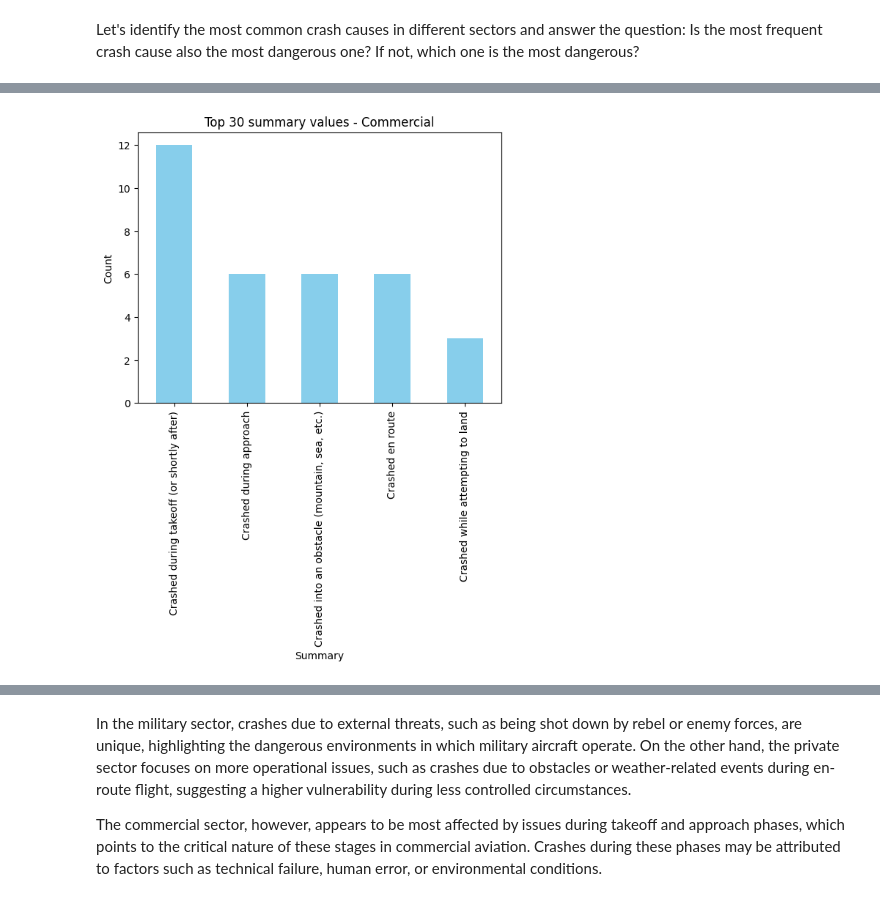
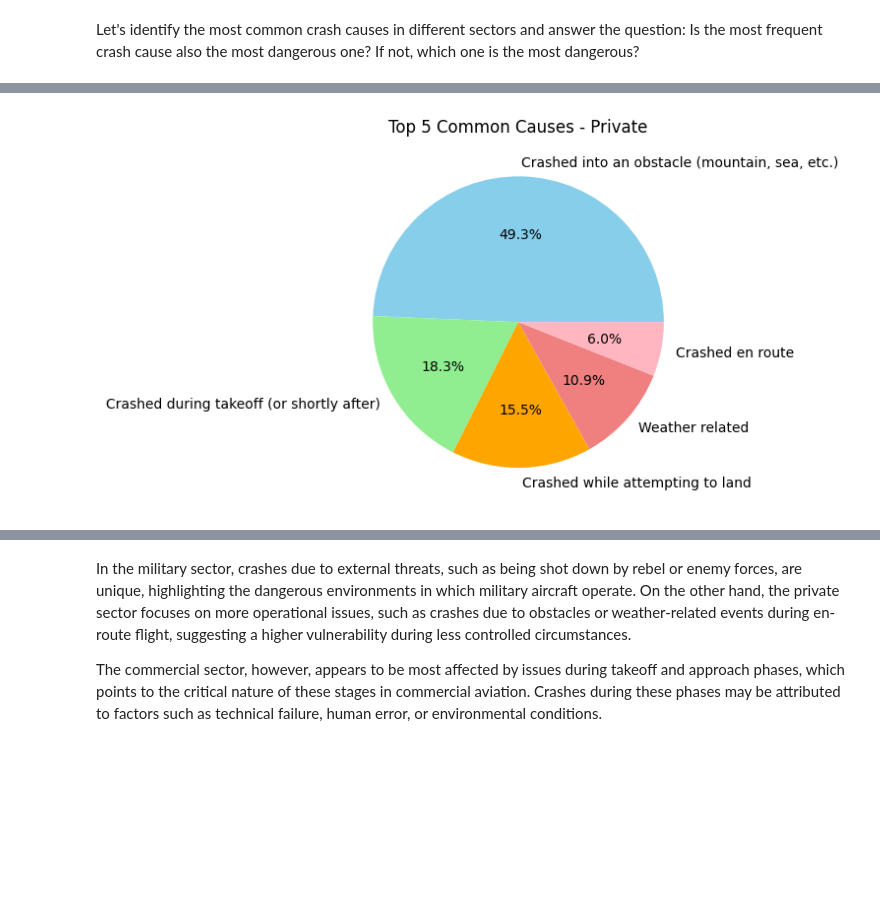
Before and after one commit to artvanila/data_projects, a Jupyter notebook: T_Mobile.ipynb, the cells around one changed output, grey strips where cells are left out. Cells and saved outputs as stored; diff of their text form; code cells hidden in the pictures; blank space fills up the shorter version.

```diff
--- a/T_Mobile.ipynb
+++ b/T_Mobile.ipynb
@@ -538,0 +742,4 @@ df
+# %%
+outliers_ground_c = commercial_df[commercial_df['ground_fatalities'] > 1] # based on maximum value
+outliers_aboard_c = commercial_df[commercial_df['aboard_fatalities'] > 150] # based on upper bound
+no_fatalities_c = commercial_df[(commercial_df['aboard_fatalities'] == 0) & (private_df['aboard'] > 1)]
@@ -538,0 +804,8 @@ df
+# %%
+outliers = pd.concat([
+    outliers_ground_m, outliers_aboard_m, no_fatalities_m,
+    outliers_ground_p, outliers_aboard_p, no_fatalities_p,
+    outliers_ground_c, outliers_aboard_c, no_fatalities_c
+])
+# %%
+df = df[~df.index.isin(outliers.index)] # let's delete outliers
@@ -677,0 +1138,12 @@ Before we draw conclusions from these graphs, it is worth mentioning that:
+# %%
+commercial_df = commercial_df[commercial_df['operator'] != 'Transair Georgia Airlines'] # there are a lot of crashes for one operator in a single year, which is definitely an outlier. Let's remove this.
+operator_stats = commercial_df.groupby("operator").agg(
+    total_crashes=("date", "count"),
+    total_fatalities=("aboard_fatalities", "sum"),
+    first_crash=("date", "min"),
+    last_crash=("date", "max")
+).reset_index()
+
+operator_stats["fatalities_per_crash"] = operator_stats["total_fatalities"] / operator_stats["total_crashes"]
+dangerous_operators = operator_stats.sort_values(by="fatalities_per_crash", ascending=False)
+display(dangerous_operators[["operator", "fatalities_per_crash"]].head(10))
@@ -745,11 +1266,10 @@ plt.show()
 # %%
-filtered_df = commercial_df[commercial_df['summary'] != 'Unknown']
-top_causes = filtered_df['summary'].value_counts().head(5)
-top_causes.plot(kind='bar', color='skyblue')
-plt.title('Top 30 summary values - Commercial')
-plt.xlabel('Summary')
-plt.ylabel('Count')
+filtered_df = commercial_df[commercial_df['category'] != 'Unknown']
+top_causes = filtered_df['category'].value_counts().head(5)
+top_causes.plot(kind='pie', autopct='%1.1f%%', colors=['skyblue', 'lightgreen', 'orange', 'lightcoral', 'lightpink'])
+plt.title('Top 5 Common Causes - Private')
+plt.ylabel('')
 plt.show()
 # %% [output]
-[figure, old version]
+[figure, new version]
 # %% [markdown]
```
Also changed, not shown: parts of 135 cells of this notebook.
